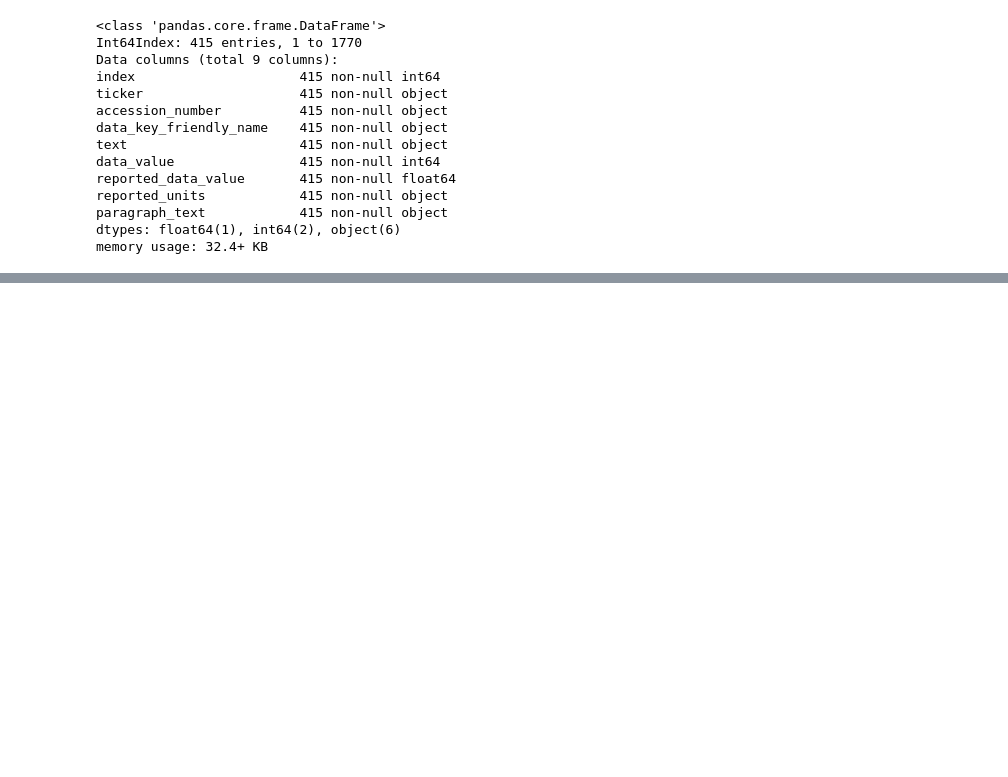
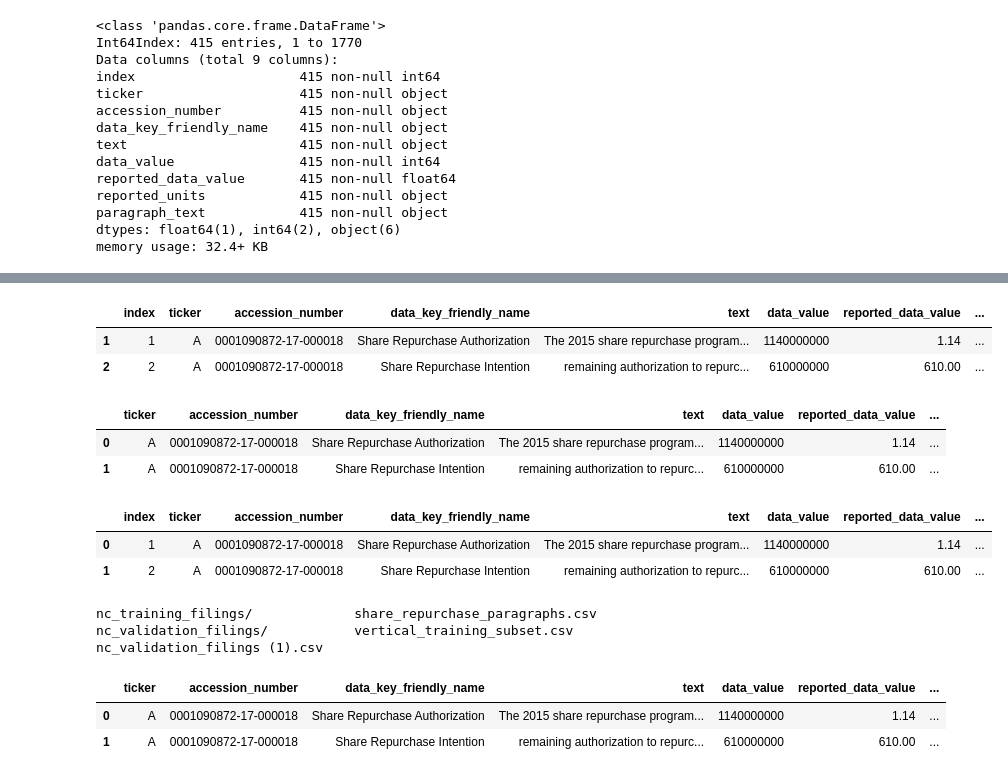
Before and after one commit to suhasinipallai/New_constructs, a Jupyter notebook: identifying-paragraphs.ipynb, the cells around one changed output, grey strips where cells are left out. Saved outputs shown, nothing was run; the diff lists cells and outputs as text; code cells hidden in the pictures; blank space fills up the shorter version.

```diff
--- a/identifying-paragraphs.ipynb
+++ b/identifying-paragraphs.ipynb
@@ -596,0 +635,6 @@ memory usage: 32.4+ KB
+# %%
+training_subset.head(2)
+# %% [output]
+|  | index | ticker | accession_number | data_key_friendly_name | text | data_value | reported_data_value | ... |
+| 1 | 1 | A | 0001090872-17-000018 | Share Repurchase Authorization | The 2015 share repurchase program... | 1140000000 | 1.14 | ... |
+| 2 | 2 | A | 0001090872-17-000018 | Share Repurchase Intention | remaining authorization to repurc... | 610000000 | 610.00 | ... |
@@ -596,0 +643,13 @@ memory usage: 32.4+ KB
+# %%
+training_subset.head(2)
+# %% [output]
+|  | ticker | accession_number | data_key_friendly_name | text | data_value | reported_data_value | ... |
+| 0 | A | 0001090872-17-000018 | Share Repurchase Authorization | The 2015 share repurchase program... | 1140000000 | 1.14 | ... |
+| 1 | A | 0001090872-17-000018 | Share Repurchase Intention | remaining authorization to repurc... | 610000000 | 610.00 | ... |
+# %%
+training_subset.reset_index(inplace=True, drop=True)
+training_subset.head(2)
+# %% [output]
+|  | index | ticker | accession_number | data_key_friendly_name | text | data_value | reported_data_value | ... |
+| 0 | 1 | A | 0001090872-17-000018 | Share Repurchase Authorization | The 2015 share repurchase program... | 1140000000 | 1.14 | ... |
+| 1 | 2 | A | 0001090872-17-000018 | Share Repurchase Intention | remaining authorization to repurc... | 610000000 | 610.00 | ... |
@@ -596,0 +658,12 @@ memory usage: 32.4+ KB
+# %%
+ls data/
+# %% [output]
+nc_training_filings/             share_repurchase_paragraphs.csv
+nc_validation_filings/           vertical_training_subset.csv
+nc_validation_filings (1).csv
+# %%
+training_subset.head(2)
+# %% [output]
+|  | ticker | accession_number | data_key_friendly_name | text | data_value | reported_data_value | ... |
+| 0 | A | 0001090872-17-000018 | Share Repurchase Authorization | The 2015 share repurchase program... | 1140000000 | 1.14 | ... |
+| 1 | A | 0001090872-17-000018 | Share Repurchase Intention | remaining authorization to repurc... | 610000000 | 610.00 | ... |
```
Also changed, not shown: parts of 28 cells of this notebook, 1 other file.
